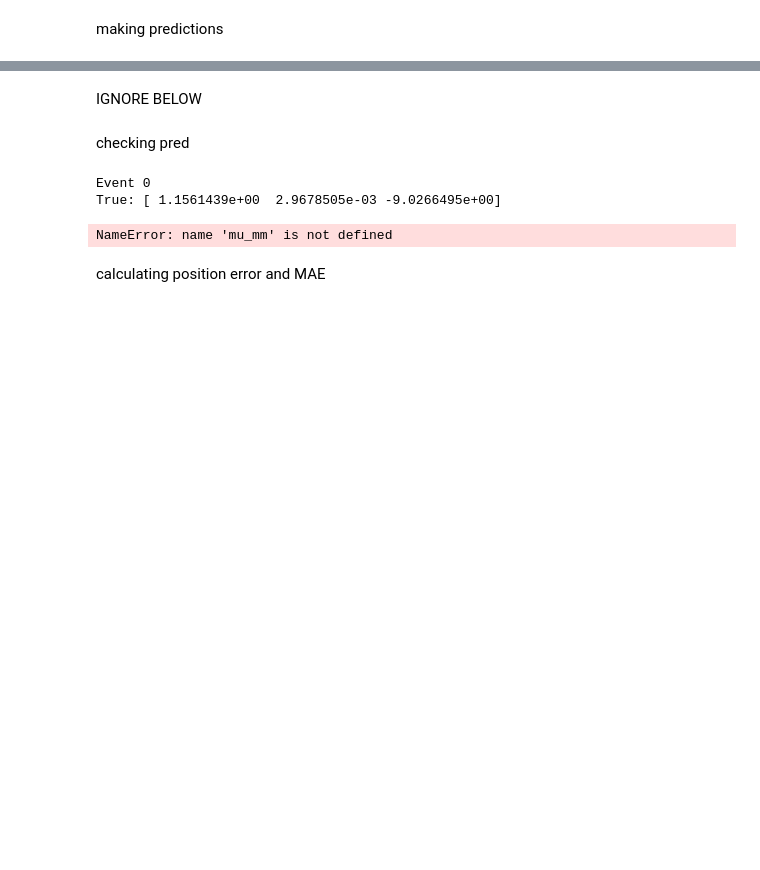
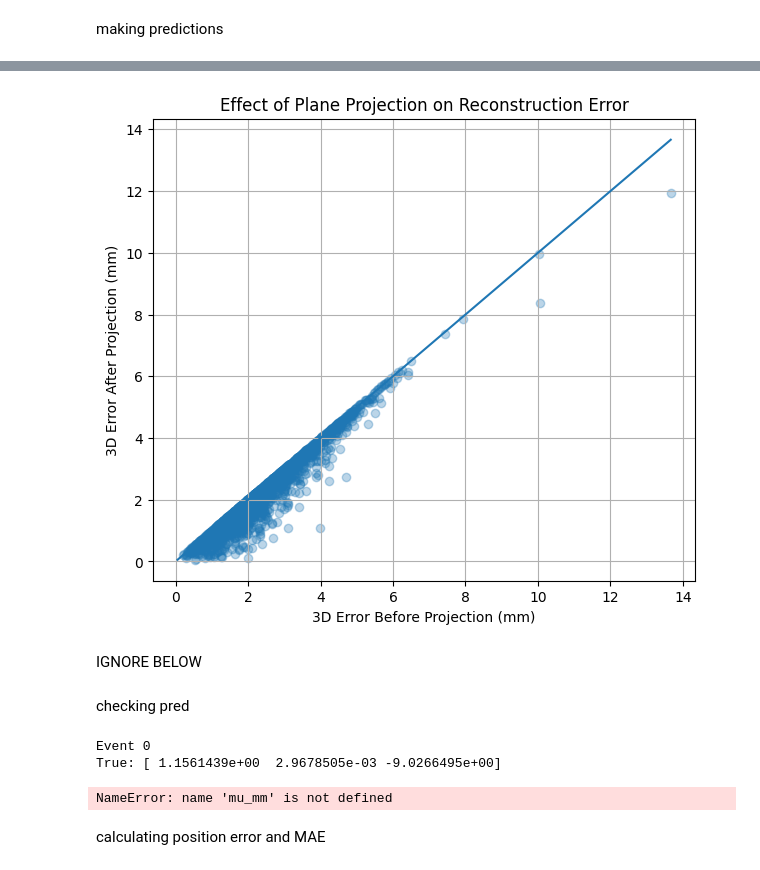
Before and after one commit to mw2304/SummerProject2026, a Jupyter notebook: probablisticCNN.ipynb, the cells around one changed output, grey strips where cells are left out. Saved outputs shown, nothing was run; the diff lists cells and outputs as text; code cells hidden in the pictures; blank space fills up the shorter version.

```diff
--- a/probablisticCNN.ipynb
+++ b/probablisticCNN.ipynb
@@ -631,0 +696,14 @@ print(prediction.shape)
+# %%
+prediction_scaled = model.predict(
+    [
+        x_test,
+        plane_test
+    ]
+)
+
+prediction = target_scaler.inverse_transform(
+    prediction_scaled
+)
+
+print("Scaled prediction shape:", prediction_scaled.shape)
+print("Prediction shape:", prediction.shape)
@@ -766,3 +1071,38 @@ Median 3D error after projection: 2.256229 mm
+# %%
+plt.figure(figsize=(7,6))
+
+plt.scatter(
+    original_distance,
+    projected_distance,
+    alpha=0.3
+)
+
+minimum = min(
+    original_distance.min(),
+    projected_distance.min()
+)
+
+maximum = max(
+    original_distance.max(),
+    projected_distance.max()
+)
+
+plt.plot(
+    [minimum, maximum],
+    [minimum, maximum]
+)
+
+plt.xlabel("3D Error Before Projection (mm)")
+plt.ylabel("3D Error After Projection (mm)")
+
+plt.title(
+    "Effect of Plane Projection on Reconstruction Error"
+)
+
+plt.grid()
+plt.show()
+# %% [output]
+[figure, added]
 # %% [markdown]
 IGNORE BELOW
 # %% [markdown]
```
Also changed, not shown: parts of 21 cells of this notebook.
